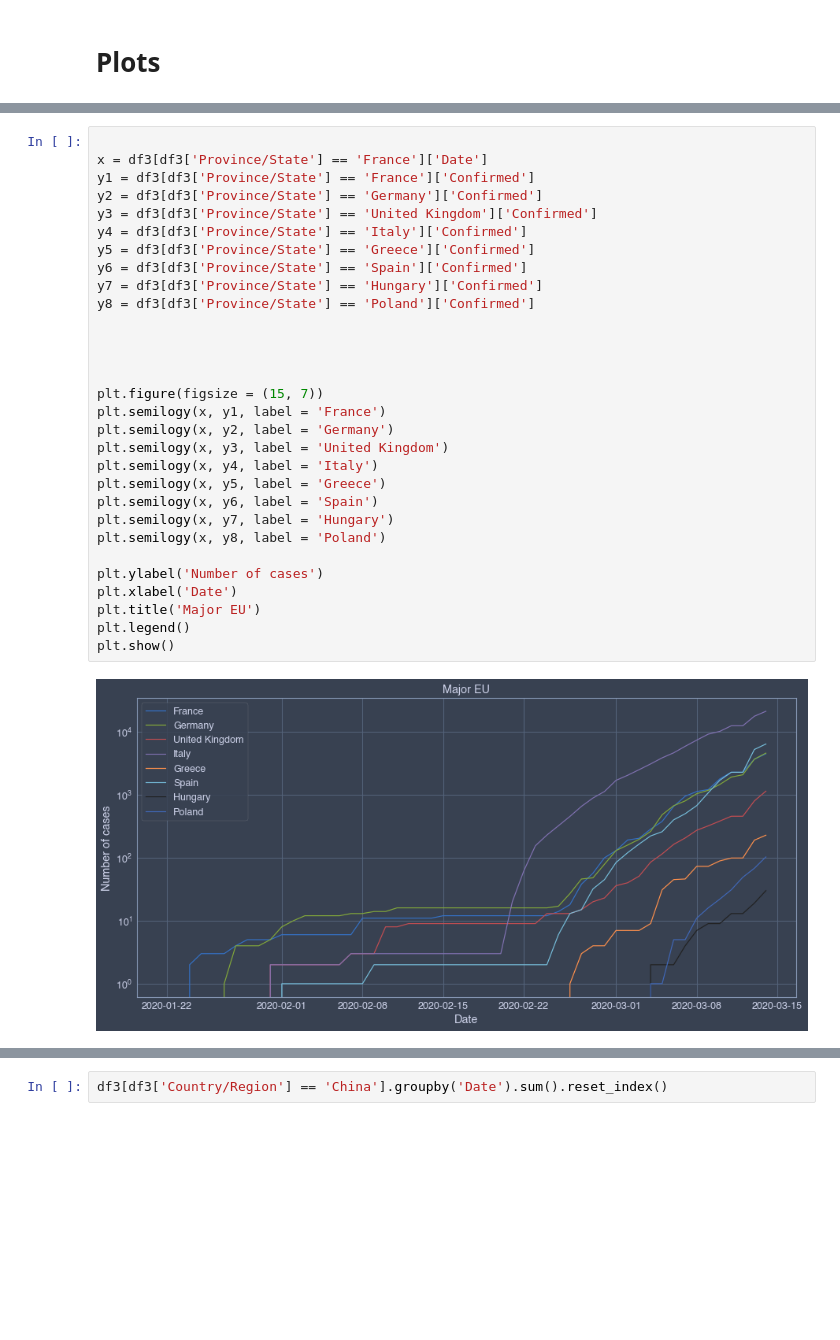
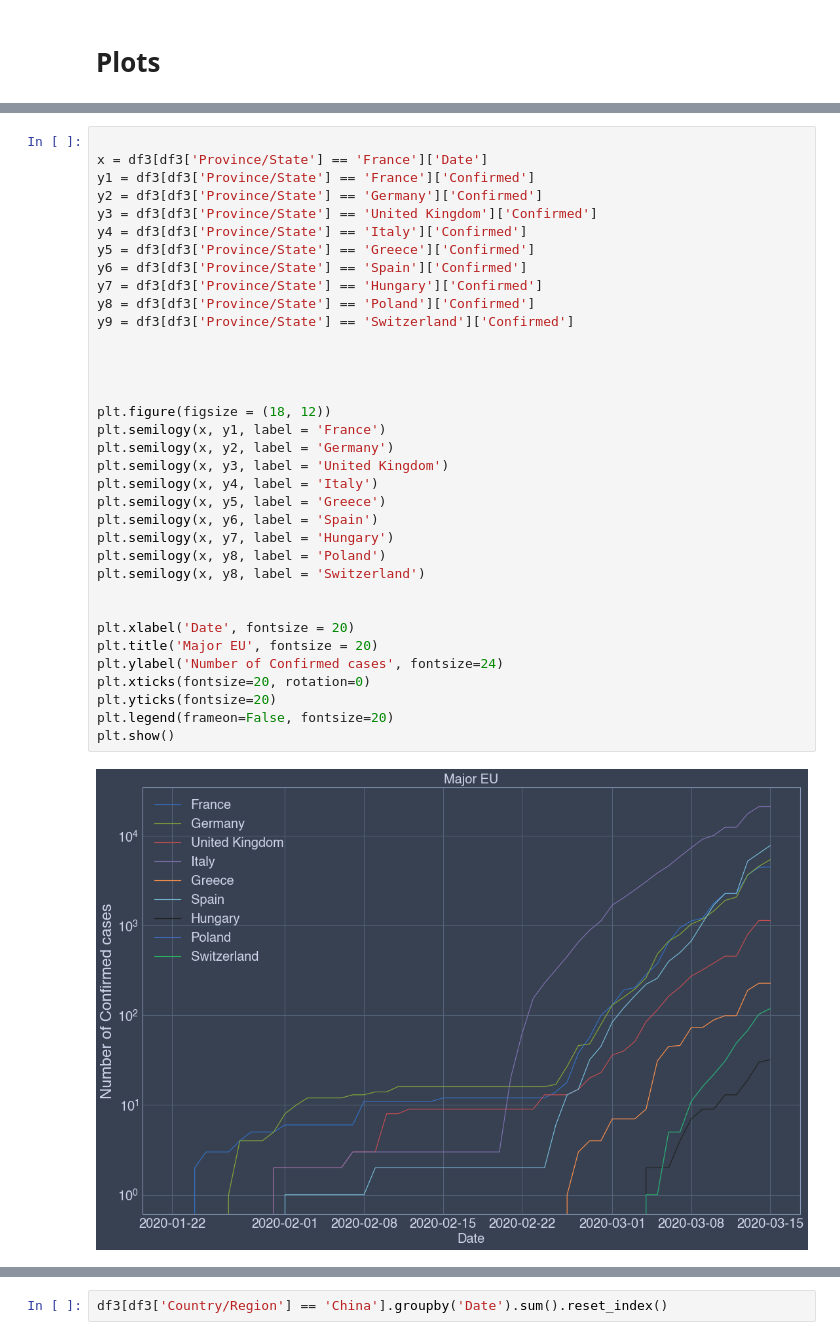
Before and after one commit to alex-rpd/nCoV2019, a Jupyter notebook: nCoV analysis.ipynb, the cells around one changed output, grey strips where cells are left out. Cells and saved outputs as stored; diff of their text form; blank space fills up the shorter version.

Commit message:
Code for plots v3

```diff
--- a/nCoV analysis.ipynb
+++ b/nCoV analysis.ipynb
@@ -281,35 +492,40 @@ plt.show()
 # %%
 
 x = df3[df3['Province/State'] == 'France']['Date']
 y1 = df3[df3['Province/State'] == 'France']['Confirmed']
 y2 = df3[df3['Province/State'] == 'Germany']['Confirmed']
 y3 = df3[df3['Province/State'] == 'United Kingdom']['Confirmed']
 y4 = df3[df3['Province/State'] == 'Italy']['Confirmed']
 y5 = df3[df3['Province/State'] == 'Greece']['Confirmed']
 y6 = df3[df3['Province/State'] == 'Spain']['Confirmed']
 y7 = df3[df3['Province/State'] == 'Hungary']['Confirmed']
 y8 = df3[df3['Province/State'] == 'Poland']['Confirmed']
+y9 = df3[df3['Province/State'] == 'Switzerland']['Confirmed']
 
 
 
 
-plt.figure(figsize = (15, 7))
+plt.figure(figsize = (18, 12))
 plt.semilogy(x, y1, label = 'France')
 plt.semilogy(x, y2, label = 'Germany')
 plt.semilogy(x, y3, label = 'United Kingdom')
 plt.semilogy(x, y4, label = 'Italy')
 plt.semilogy(x, y5, label = 'Greece')
 plt.semilogy(x, y6, label = 'Spain')
 plt.semilogy(x, y7, label = 'Hungary')
 plt.semilogy(x, y8, label = 'Poland')
+plt.semilogy(x, y8, label = 'Switzerland')
 
-plt.ylabel('Number of cases')
-plt.xlabel('Date')
-plt.title('Major EU')
-plt.legend()
+
+plt.xlabel('Date', fontsize = 20)
+plt.title('Major EU', fontsize = 20)
+plt.ylabel('Number of Confirmed cases', fontsize=24)
+plt.xticks(fontsize=20, rotation=0)
+plt.yticks(fontsize=20)
+plt.legend(frameon=False, fontsize=20)
 plt.show()
 # %% [output]
-[figure, old version]
+[figure, new version]
 # %%
 
 x = df3[df3['Province/State'] == 'France']['Date']
```
Also changed, not shown: parts of 22 cells of this notebook, 5 other files.
